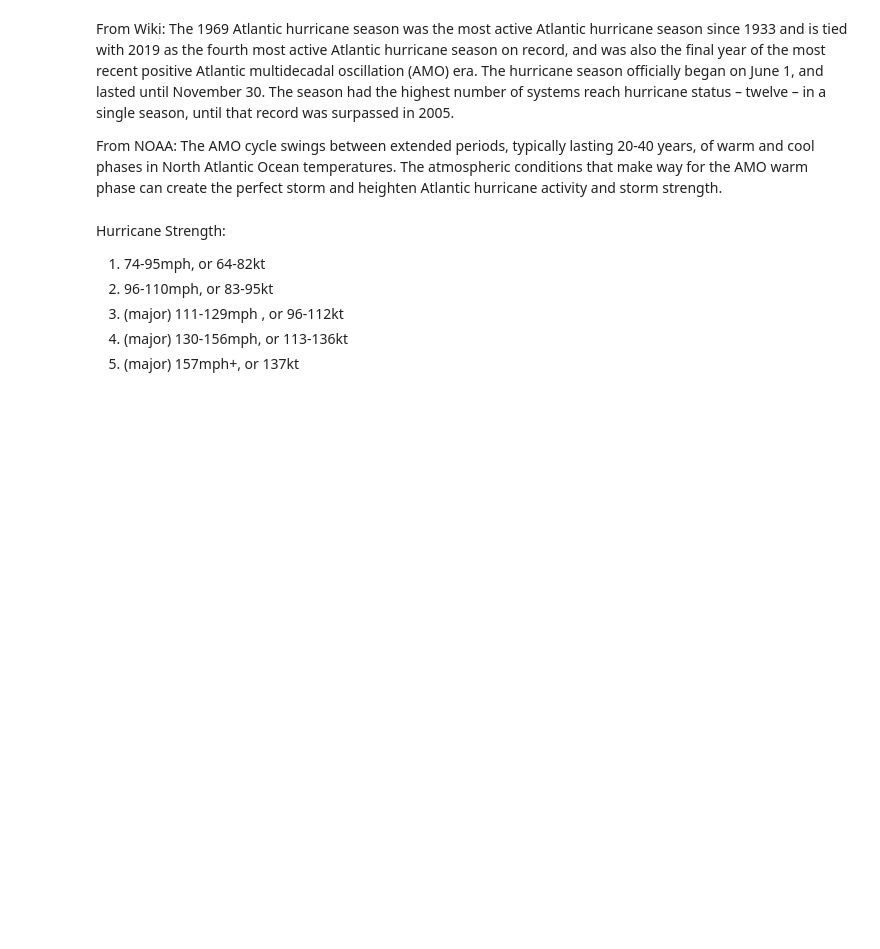
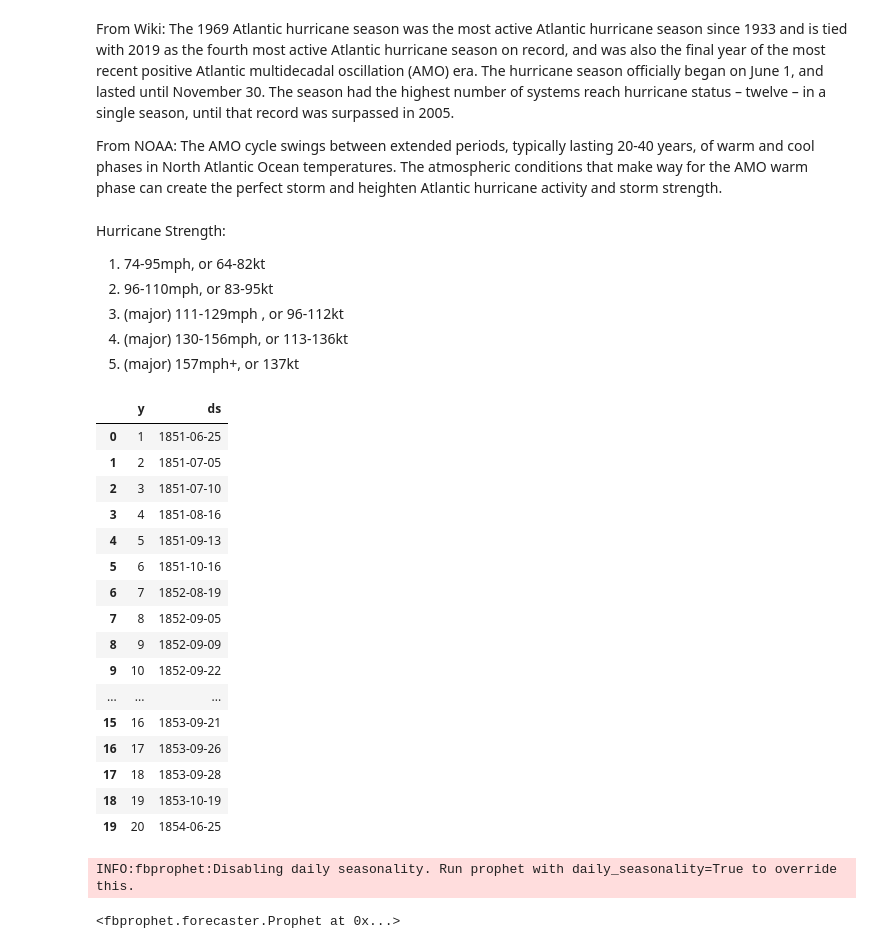
Before and after one commit to efaber314/DATA690_WANG, a Jupyter notebook: PersonalProject/HurricaneHistory.ipynb, the cells around one changed output. Cells and saved outputs as stored; diff of their text form; code cells hidden in the pictures; blank space fills up the shorter version.

```diff
--- a/PersonalProject/HurricaneHistory.ipynb
+++ b/PersonalProject/HurricaneHistory.ipynb
@@ -114,3 +129,33 @@ Hurricane Strength:
 3. (major) 111-129mph , or 96-112kt
 4. (major) 130-156mph, or 113-136kt
 5. (major) 157mph+, or 137kt
+# %%
+#making a dataframe for Prophet
+subdf = pd.DataFrame()
+subdf['y'] = stormTracker
+subdf['ds'] = Date
+subdf.head(20)
+# %% [output]
+|  | y | ds |
+| 0 | 1 | 1851-06-25 |
+| 1 | 2 | 1851-07-05 |
+| 2 | 3 | 1851-07-10 |
+| 3 | 4 | 1851-08-16 |
+| 4 | 5 | 1851-09-13 |
+| 5 | 6 | 1851-10-16 |
+| 6 | 7 | 1852-08-19 |
+| 7 | 8 | 1852-09-05 |
+| 8 | 9 | 1852-09-09 |
+| 9 | 10 | 1852-09-22 |
+| ... | ... | ... |
+| 15 | 16 | 1853-09-21 |
+| 16 | 17 | 1853-09-26 |
+| 17 | 18 | 1853-09-28 |
+| 18 | 19 | 1853-10-19 |
+| 19 | 20 | 1854-06-25 |
+# %%
+m = Prophet()
+m.fit(subdf)
+# %% [output]
+INFO:fbprophet:Disabling daily seasonality. Run prophet with daily_seasonality=True to override this.
+<fbprophet.forecaster.Prophet at 0x...>
```
Also changed, not shown: parts of 11 cells of this notebook.
